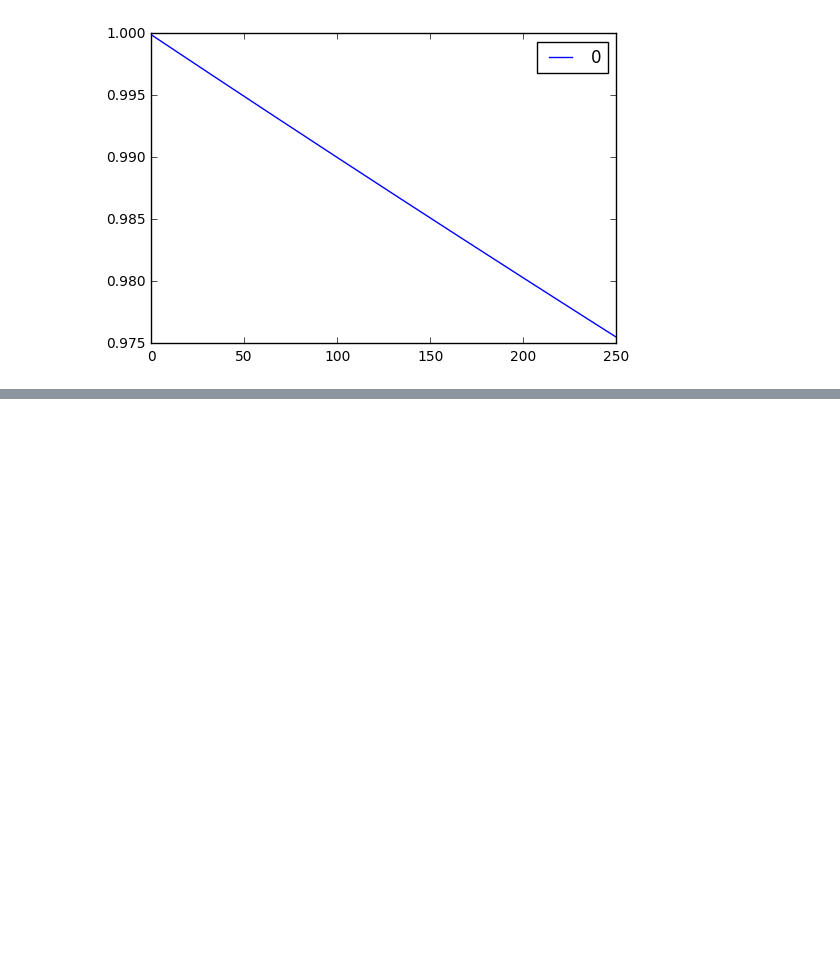
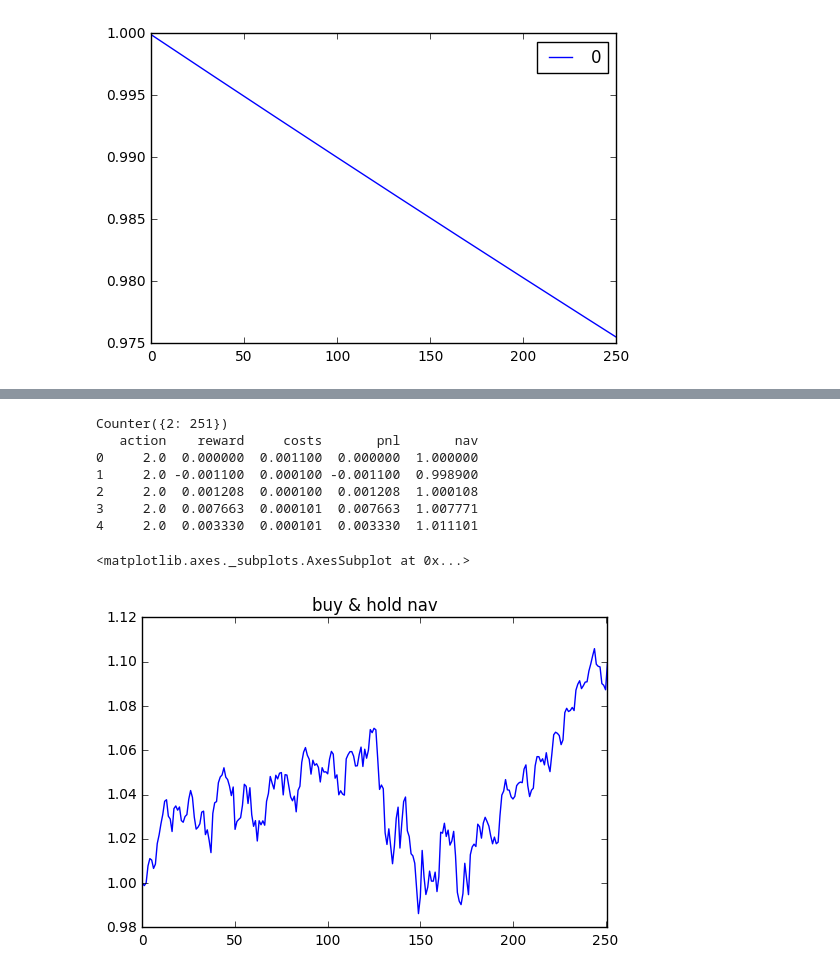
Before and after one commit to hackthemarket/gym-trading, a Jupyter notebook: gym_trading/envs/TradingEnv.ipynb, the cells around one changed output, grey strips where cells are left out. Drawn from its saved outputs; the diff is of its cells as text; code cells hidden in the pictures; blank space fills up the shorter version.

```diff
--- a/gym_trading/envs/TradingEnv.ipynb
+++ b/gym_trading/envs/TradingEnv.ipynb
@@ -91,17 +64,0 @@ Annualized return:  -0.0579674127636
-# %%
-Episodes=3
-for _ in range(Episodes):
-    observation = env.reset()
-    done = False
-    navs = []
-    costs = []
-    while not done:
-        action = env.action_space.sample() # random acts of trading
-        observation, reward, done, info = env.step(action)
-        #print observation,reward,done,info
-        navs.append(info['nav'])
-        costs.append(info['costs'])
-        if done:
-            print 'Annualized return: ',navs[len(navs)-1]-1
-            pd.DataFrame(navs).plot()
-            pd.DataFrame(costs).cumsum().plot()
@@ -125,0 +83,29 @@ For now, no rendering has been implemented for this gym, but with each step, the
+# %%
+import trading_env as te
+
+stayflat     = lambda o,e: 1   # stand pat
+buyandhold   = lambda o,e: 2   # buy on day #1 and hold
+randomtrader = lambda o,e: e.action_space.sample() # retail trader
+
+# first we need to create the DayRunnr
+runnr = te.DayRunnr(env)
+
+# to run singly, we call run_strat.  we are returned a dataframe containing
+#  all steps in the sim and a counter enumerating the actions.
+bhdf,bhac = runnr.run_strat(buyandhold)
+
+print bhac
+print bhdf.head()
+
+# we can easily plot our nav in time:
+bhdf.nav.plot(title='buy & hold nav')
+# %% [output]
+Counter({2: 251})
+   action    reward     costs       pnl       nav
+0     2.0  0.000000  0.001100  0.000000  1.000000
+1     2.0 -0.001100  0.000100 -0.001100  0.998900
+2     2.0  0.001208  0.000100  0.001208  1.000108
+3     2.0  0.007663  0.000101  0.007663  1.007771
+4     2.0  0.003330  0.000101  0.003330  1.011101
+<matplotlib.axes._subplots.AxesSubplot at 0x...>
+[figure, added]
```
Also changed, not shown: parts of 12 cells of this notebook, 2 other files.
